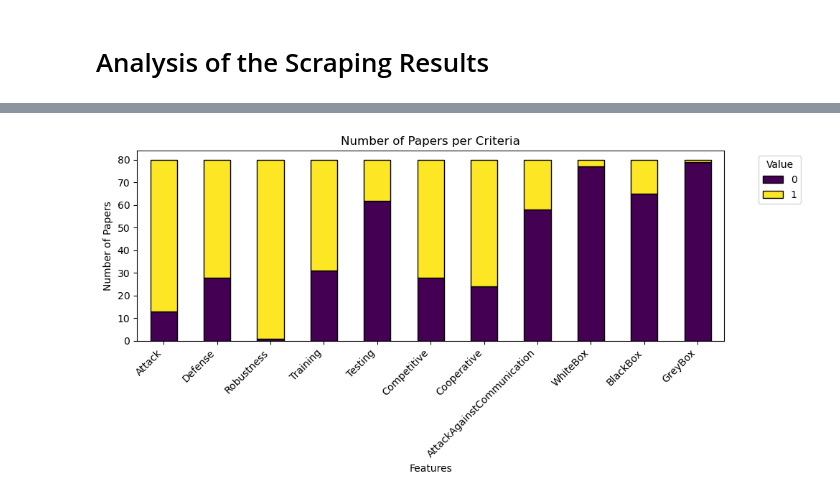
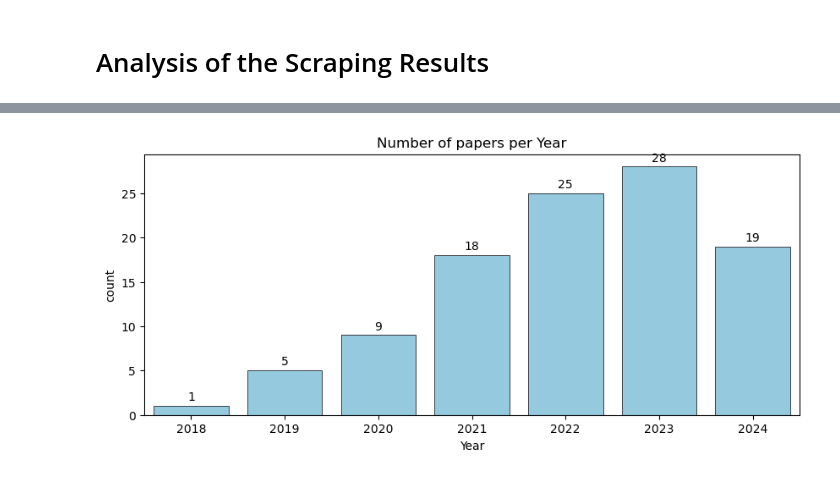
Before and after one commit to HamBa-m/sci-scraper, a Jupyter notebook: notebooks/eda.ipynb, the cells around one changed output, grey strips where cells are left out. Cells and saved outputs as stored; diff of their text form; code cells hidden in the pictures.

```diff
--- a/notebooks/eda.ipynb
+++ b/notebooks/eda.ipynb
@@ -75,30 +72,11 @@ plt.show()
-# %%
-# Prepare data for stacked bar plot
-features = [
-    'Attack', 'Defense', 'Robustness', 'Training', 'Testing',
-    'Competitive', 'Cooperative', 'AttackAgainstCommunication',
-    'WhiteBox', 'BlackBox', 'GreyBox'
-]
-
-# Count the occurrences for each feature
-counts = {feature: df[feature].value_counts() for feature in features}
-count_df = pd.DataFrame(counts).fillna(0).astype(int)
-
-# Create a stacked bar plot
-count_df.T.plot(
-    kind='bar',
-    stacked=True,
-    figsize=(10, 5),
-    colormap='viridis',
-    edgecolor='black'
-)
-
-plt.title("Number of Papers per Criteria")
-plt.ylabel("Number of Papers")
-plt.xlabel("Features")
-plt.xticks(rotation=45, ha='right')
-plt.legend(title="Value", bbox_to_anchor=(1.05, 1), loc='upper left')
-plt.tight_layout()
-plt.show()
-# %% [output]
-[figure, removed]
+# %%
+# barplot of the number of papers per Year (vertical)
+plt.figure(figsize=(10, 4))
+sns.countplot(data=df, x='Year', order=sorted(df['Year'].unique()), color='skyblue', edgecolor='black', linewidth=0.5)
+# add number of papers per Year on the top of each bar
+for i, v in enumerate(df['Year'].value_counts(sort=False).sort_index()):
+    plt.text(i, v+1, v, ha='center', va='center')
+plt.title('Number of papers per Year')
+plt.show()
+# %% [output]
+[figure, added]
```
Also changed, not shown: parts of 14 cells of this notebook, 5 other files.
